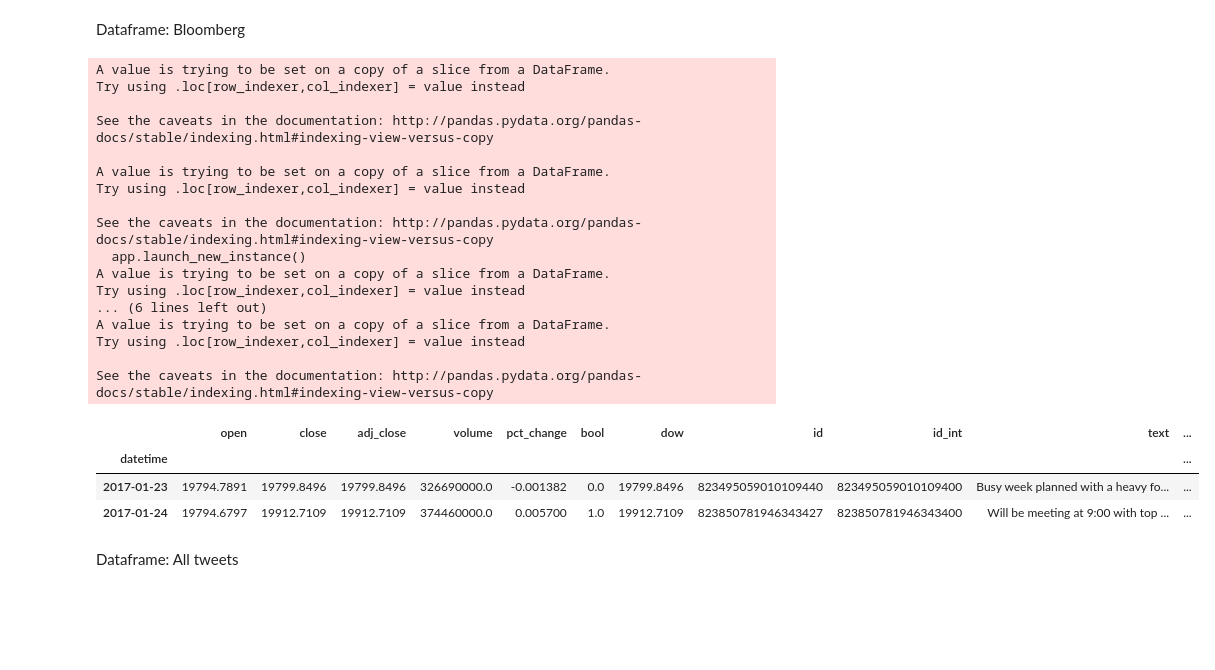
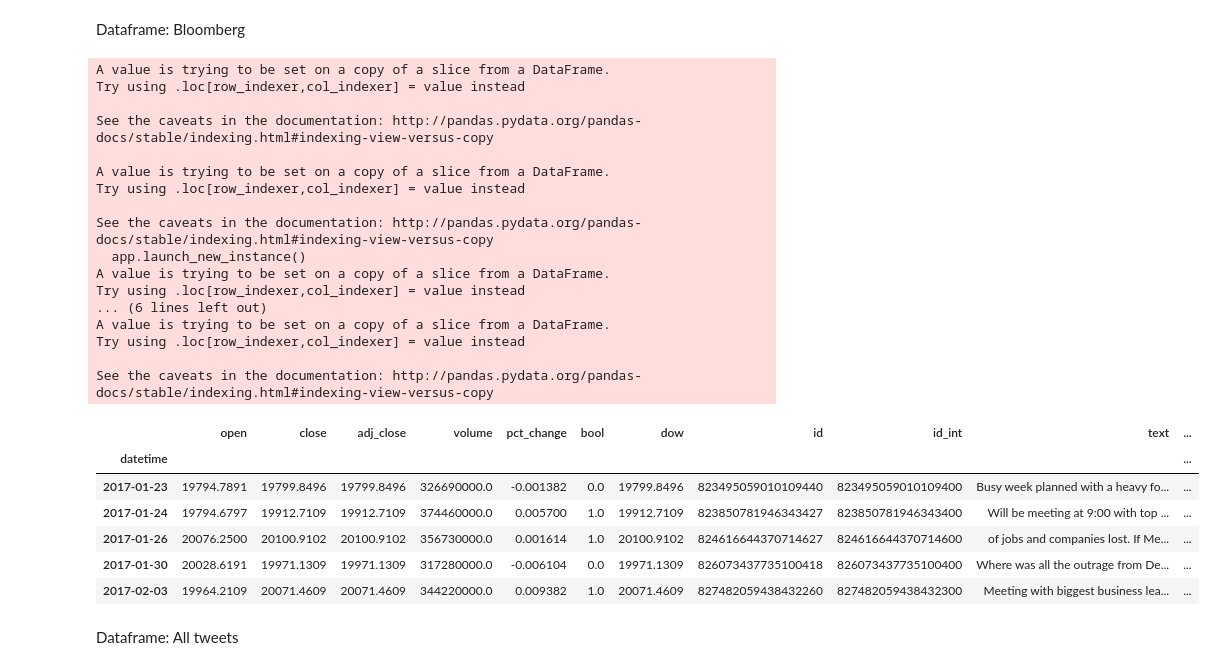
Before and after one commit to BjornCilleborg/sds2019, a Jupyter notebook: EXAM PROJECT/Exam Project.ipynb, the cells around one changed output. Saved outputs shown, nothing was run; the diff lists cells and outputs as text; code cells hidden in the pictures; blank space fills up the shorter version.

```diff
--- a/EXAM PROJECT/Exam Project.ipynb
+++ b/EXAM PROJECT/Exam Project.ipynb
@@ -545,39 +548,44 @@ By removing tweets with a sentiment score of zero, we have removed 40 tweets
 # %% [markdown]
 Dataframe: Bloomberg
 # %%
-# Preparing bloomberg tweet data frame - DJIA
-df_stock = AlphaVantage(data_dji)
+#def FetchBloom():
+# Preparing bloomberg tweet data frame
+df_stock = AlphaVantage(data_dji) # data_dji returns dow jones data, data_sp returns s&p 500 data
 df_bloom_clean = df_bloom.copy()
 df_bloom_clean.reset_index(drop=True)
 df_bloom_clean['time'] =  range(0,df_bloom_clean['datetime'].count())
 df_bloom_clean['datetime'] = df_bloom_clean['datetime'].dt.date # format datetime
 df_bloom_clean = df_bloom_clean.set_index('datetime',drop=True)
 df_bloom_clean = df_bloom_clean.dropna()
 df_merge = pd.merge(df_stock, df_bloom_clean, left_index=True, right_index=True)
 features =  ['time','sentiment','volume','open']
-display(df_merge.head(2))
+display(df_merge.head())
+    #return df_merge, features
 # %% [output]
 A value is trying to be set on a copy of a slice from a DataFrame.
 Try using .loc[row_indexer,col_indexer] = value instead
 
 See the caveats in the documentation: http://pandas.pydata.org/pandas-docs/stable/indexing.html#indexing-view-versus-copy
 
 A value is trying to be set on a copy of a slice from a DataFrame.
 Try using .loc[row_indexer,col_indexer] = value instead
 
 See the caveats in the documentation: http://pandas.pydata.org/pandas-docs/stable/indexing.html#indexing-view-versus-copy
   app.launch_new_instance()
 A value is trying to be set on a copy of a slice from a DataFrame.
 Try using .loc[row_indexer,col_indexer] = value instead
 ... (6 lines left out)
 A value is trying to be set on a copy of a slice from a DataFrame.
 Try using .loc[row_indexer,col_indexer] = value instead
 
 See the caveats in the documentation: http://pandas.pydata.org/pandas-docs/stable/indexing.html#indexing-view-versus-copy
 |  | open | close | adj_close | volume | pct_change | bool | dow | id | id_int | text | ... |
 | datetime |  |  |  |  |  |  |  |  |  |  | ... |
 | 2017-01-23 | 19794.7891 | 19799.8496 | 19799.8496 | 326690000.0 | -0.001382 | 0.0 | 19799.8496 | 823495059010109440 | 823495059010109400 | Busy week planned with a heavy fo... | ... |
 | 2017-01-24 | 19794.6797 | 19912.7109 | 19912.7109 | 374460000.0 | 0.005700 | 1.0 | 19912.7109 | 823850781946343427 | 823850781946343400 | Will be meeting at 9:00 with top ... | ... |
+| 2017-01-26 | 20076.2500 | 20100.9102 | 20100.9102 | 356730000.0 | 0.001614 | 1.0 | 20100.9102 | 824616644370714627 | 824616644370714600 | of jobs and companies lost. If Me... | ... |
+| 2017-01-30 | 20028.6191 | 19971.1309 | 19971.1309 | 317280000.0 | -0.006104 | 0.0 | 19971.1309 | 826073437735100418 | 826073437735100400 | Where was all the outrage from De... | ... |
+| 2017-02-03 | 19964.2109 | 20071.4609 | 20071.4609 | 344220000.0 | 0.009382 | 1.0 | 20071.4609 | 827482059438432260 | 827482059438432300 | Meeting with biggest business lea... | ... |
 # %% [markdown]
 Dataframe: All tweets
 # %%
```
Also changed, not shown: parts of 27 cells of this notebook, 8 other files.
